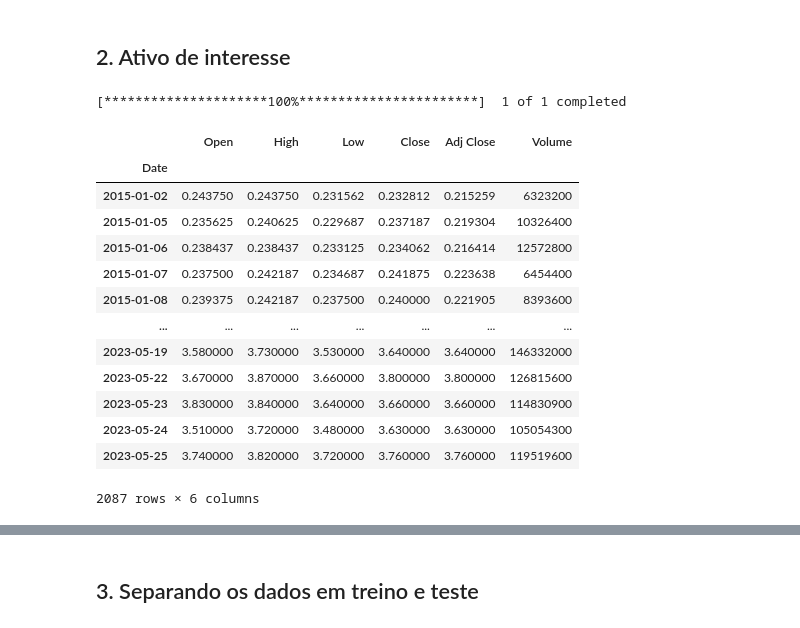
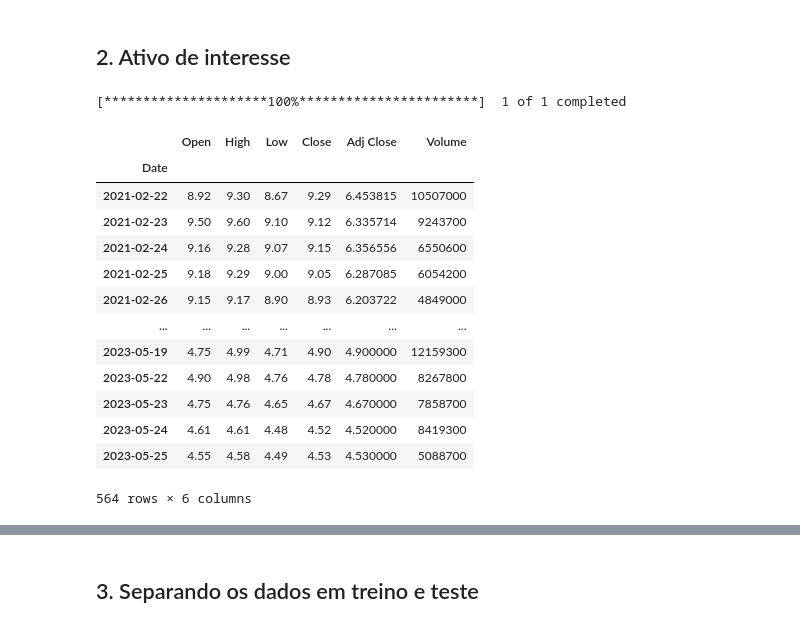
Before and after one commit to fcardosoo/Python-Mercado-Financeiro-Previsao-de-Preco-de-acoes-com-Deep-Learning, a Jupyter notebook: Previsao do preço de açoes com Deep Learning.ipynb, the cells around one changed output, grey strips where cells are left out. Saved outputs shown, nothing was run; the diff lists cells and outputs as text; code cells hidden in the pictures.

```diff
--- a/Previsao do preço de açoes com Deep Learning.ipynb
+++ b/Previsao do preço de açoes com Deep Learning.ipynb
@@ -20,30 +20,30 @@ from keras.layers             import Dense, LSTM
 # %% [markdown]
 ## 2. Ativo de interesse
 # %%
-acao = 'MGLU3.SA'
+acao = 'CMIN3.SA'
 
 inicio = '2014-12-31'
 final  = '2023-05-26'
 
 dados_acao = yf.download(acao, inicio, final)
 
 dados_acao
 # %% [output]
 [*********************100%***********************]  1 of 1 completed
 |  | Open | High | Low | Close | Adj Close | Volume |
 | Date |  |  |  |  |  |  |
-| 2015-01-02 | 0.243750 | 0.243750 | 0.231562 | 0.232812 | 0.215259 | 6323200 |
-| 2015-01-05 | 0.235625 | 0.240625 | 0.229687 | 0.237187 | 0.219304 | 10326400 |
-| 2015-01-06 | 0.238437 | 0.238437 | 0.233125 | 0.234062 | 0.216414 | 12572800 |
-| 2015-01-07 | 0.237500 | 0.242187 | 0.234687 | 0.241875 | 0.223638 | 6454400 |
-| 2015-01-08 | 0.239375 | 0.242187 | 0.237500 | 0.240000 | 0.221905 | 8393600 |
+| 2021-02-22 | 8.92 | 9.30 | 8.67 | 9.29 | 6.453815 | 10507000 |
+| 2021-02-23 | 9.50 | 9.60 | 9.10 | 9.12 | 6.335714 | 9243700 |
+| 2021-02-24 | 9.16 | 9.28 | 9.07 | 9.15 | 6.356556 | 6550600 |
+| 2021-02-25 | 9.18 | 9.29 | 9.00 | 9.05 | 6.287085 | 6054200 |
+| 2021-02-26 | 9.15 | 9.17 | 8.90 | 8.93 | 6.203722 | 4849000 |
 | ... | ... | ... | ... | ... | ... | ... |
-| 2023-05-19 | 3.580000 | 3.730000 | 3.530000 | 3.640000 | 3.640000 | 146332000 |
-| 2023-05-22 | 3.670000 | 3.870000 | 3.660000 | 3.800000 | 3.800000 | 126815600 |
-| 2023-05-23 | 3.830000 | 3.840000 | 3.640000 | 3.660000 | 3.660000 | 114830900 |
-| 2023-05-24 | 3.510000 | 3.720000 | 3.480000 | 3.630000 | 3.630000 | 105054300 |
-| 2023-05-25 | 3.740000 | 3.820000 | 3.720000 | 3.760000 | 3.760000 | 119519600 |
+| 2023-05-19 | 4.75 | 4.99 | 4.71 | 4.90 | 4.900000 | 12159300 |
+| 2023-05-22 | 4.90 | 4.98 | 4.76 | 4.78 | 4.780000 | 8267800 |
+| 2023-05-23 | 4.75 | 4.76 | 4.65 | 4.67 | 4.670000 | 7858700 |
+| 2023-05-24 | 4.61 | 4.61 | 4.48 | 4.52 | 4.520000 | 8419300 |
+| 2023-05-25 | 4.55 | 4.58 | 4.49 | 4.53 | 4.530000 | 5088700 |
-2087 rows × 6 columns
+564 rows × 6 columns
 # %%
 # Selecionaremos o valor de fechamento 'Close', ao invés da cotação ajustada 'Adj Close' (mais comunmente encontrada
 # nos modelos de financças), pois precisamos de uma cotação real;
```
Also changed, not shown: parts of 21 cells of this notebook.
